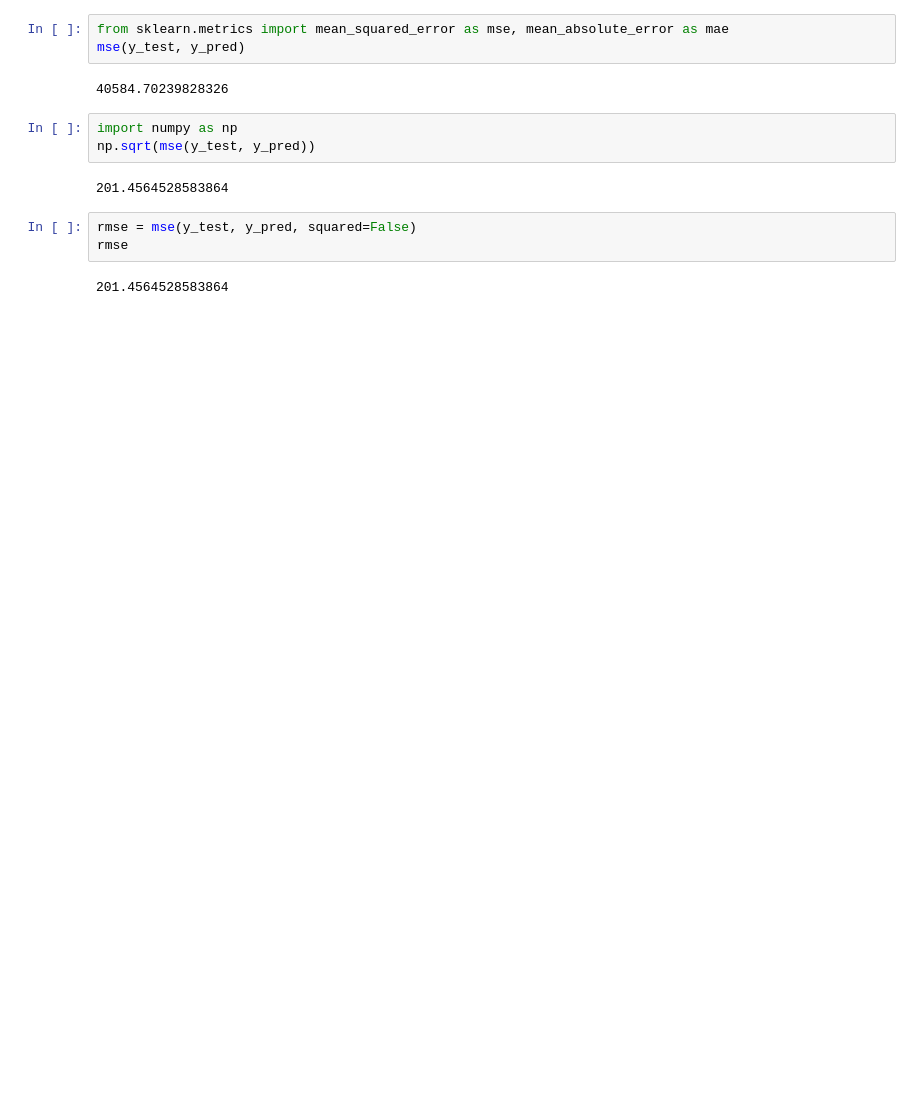
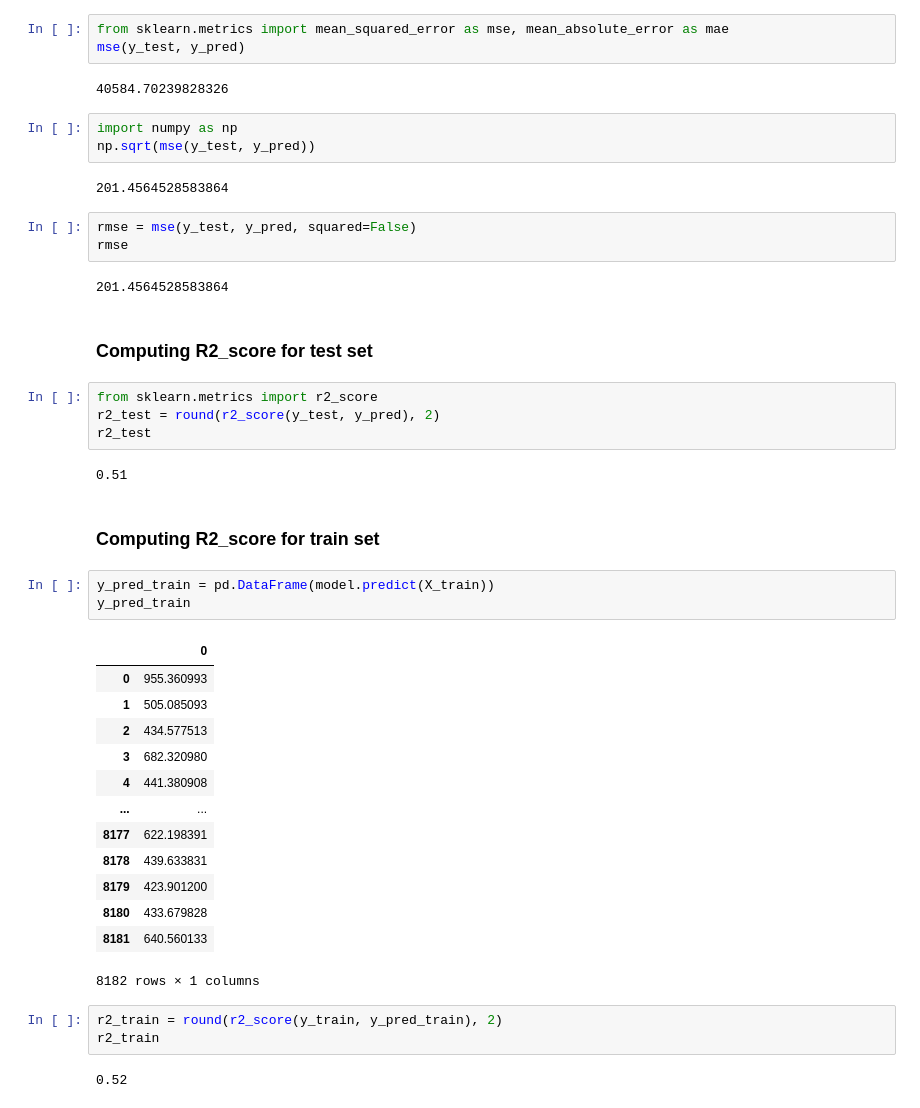
Before and after one commit to johann1043/Activities_Linear_Regression.md, a Jupyter notebook: Activities_Linear_Regression.md.ipynb, the cells around one changed output. Drawn from its saved outputs; the diff is of its cells as text; blank space fills up the shorter version.

```diff
--- a/Activities_Linear_Regression.md.ipynb
+++ b/Activities_Linear_Regression.md.ipynb
@@ -239,3 +239,35 @@ rmse = mse(y_test, y_pred, squared=False)
 rmse
 # %% [output]
 201.4564528583864
+# %% [markdown]
+### Computing R2_score for test set
+# %%
+from sklearn.metrics import r2_score
+r2_test = round(r2_score(y_test, y_pred), 2)
+r2_test
+# %% [output]
+0.51
+# %% [markdown]
+### Computing R2_score for train set
+# %%
+y_pred_train = pd.DataFrame(model.predict(X_train))
+y_pred_train
+# %% [output]
+|  | 0 |
+| 0 | 955.360993 |
+| 1 | 505.085093 |
+| 2 | 434.577513 |
+| 3 | 682.320980 |
+| 4 | 441.380908 |
+| ... | ... |
+| 8177 | 622.198391 |
+| 8178 | 439.633831 |
+| 8179 | 423.901200 |
+| 8180 | 433.679828 |
+| 8181 | 640.560133 |
+8182 rows × 1 columns
+# %%
+r2_train = round(r2_score(y_train, y_pred_train), 2)
+r2_train
+# %% [output]
+0.52
```
